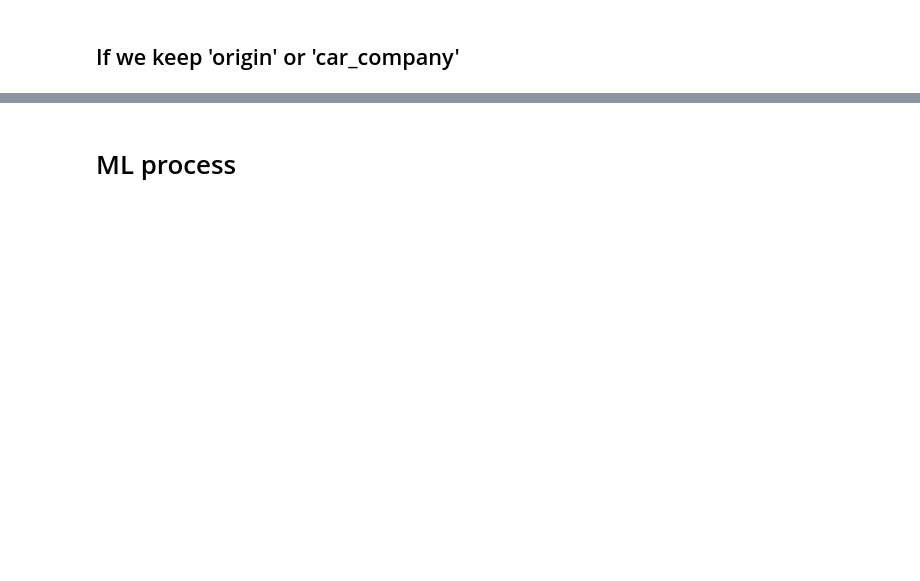
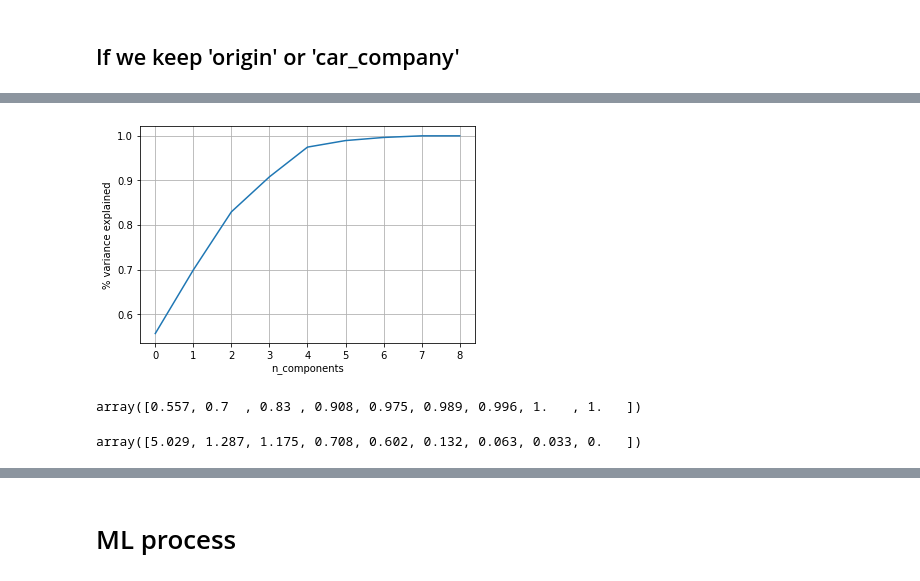
Before and after one commit to Team7-Sept2021/D05, a Jupyter notebook: ML_Data_Science.ipynb, the cells around one changed output, grey strips where cells are left out. Drawn from its saved outputs; the diff is of its cells as text; code cells hidden in the pictures; blank space fills up the shorter version.

```diff
--- a/ML_Data_Science.ipynb
+++ b/ML_Data_Science.ipynb
@@ -123,10 +126,10 @@ X_train.head()
 #OneHotEncoder  https://stackoverflow.com/questions/36631163/what-are-the-pros-and-cons-between-get-dummies-pandas-and-onehotencoder-sciki
 X_train = X_train.reset_index()
 encoder = OneHotEncoder( handle_unknown="ignore")
-enc = pd.DataFrame(encoder.fit_transform(X_train[['car_company']]).toarray())
+enc = pd.DataFrame(encoder.fit_transform(X_train[['origin']]).toarray())
 X_train = X_train.join(enc)
 X_train.set_index('index', inplace=True)
 #drop 'car_company','origin'
-X_train = X_train.drop(columns=['car_company'])
+X_train = X_train.drop(columns=['origin'])
 # %%
 X_test = X_test.reset_index()
@@ -137,0 +159,22 @@ X_test = X_test.drop(columns=['car_company'])
+# %%
+pca = PCA(n_components = X_train.shape[1])
+pca_data = pca.fit_transform(X_train)
+
+percent_var_explained = pca.explained_variance_/(np.sum(pca.explained_variance_))
+cumm_var_explained = np.cumsum(percent_var_explained)
+
+plt.plot(cumm_var_explained)
+plt.grid()
+plt.xlabel("n_components")
+plt.ylabel("% variance explained")
+plt.show()
+# %% [output]
+[figure, added]
+# %%
+cumm_var_explained #28
+# %% [output]
+array([0.557, 0.7  , 0.83 , 0.908, 0.975, 0.989, 0.996, 1.   , 1.   ])
+# %%
+pca.explained_variance_
+# %% [output]
+array([5.029, 1.287, 1.175, 0.708, 0.602, 0.132, 0.063, 0.033, 0.   ])
```
Also changed, not shown: parts of 21 cells of this notebook.
